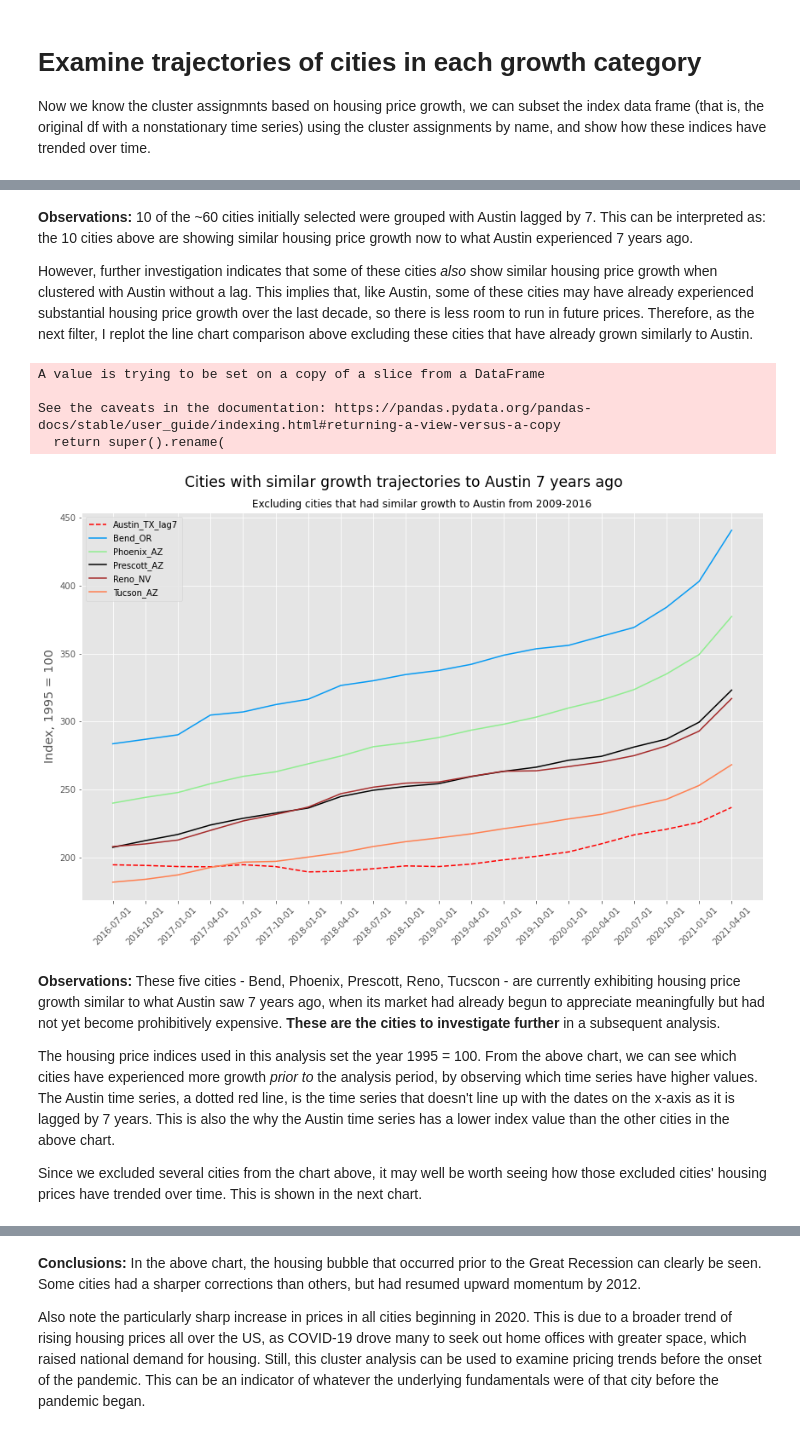
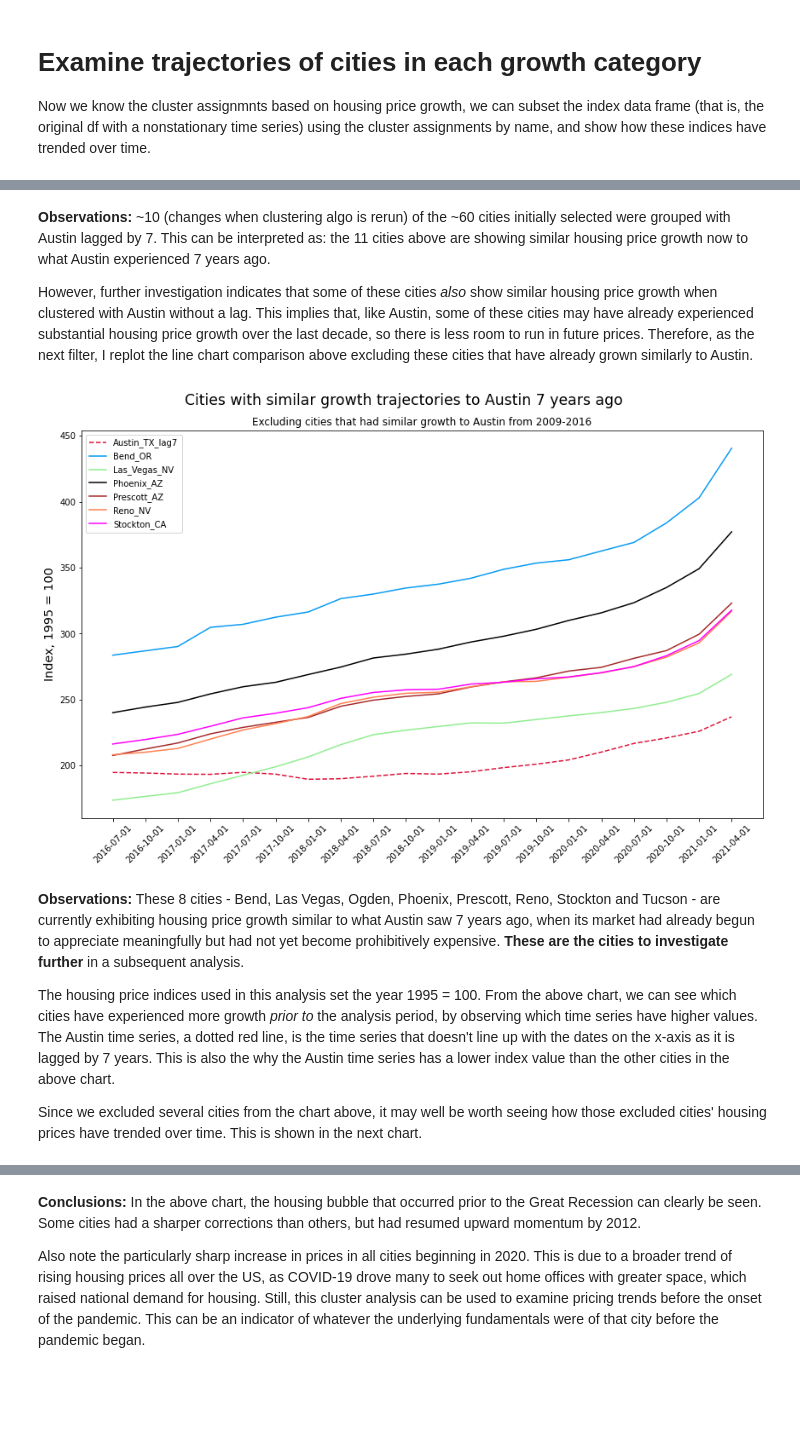
Before and after one commit to echoxx/xs_portfolio, a Jupyter notebook: cluster_analysis_housing_prices/cluster_US.ipynb, the cells around one changed output, grey strips where cells are left out. Cells and saved outputs as stored; diff of their text form; code cells hidden in the pictures; blank space fills up the shorter version.

```diff
--- a/cluster_analysis_housing_prices/cluster_US.ipynb
+++ b/cluster_analysis_housing_prices/cluster_US.ipynb
@@ -764,12 +1330,25 @@ print(len(saved_cities_df_index_short.columns))
+# %%
+# Create a long list of colors & line styles to select from. Since the number of cities in a
+# cluster can change, this must be flexible.
+color_list_lines = ['crimson', '#069AF3', 'lightgreen', 'black', 'brown', 'coral', 'magenta',
+                    'cyan', 'silver', 'orange', 'goldenrod', 'darkslategrey', 'darkviolet',
+                   'darkolivegreen', 'lightskyblue', 'lavenderblush', 'sienna',
+                   'khaki', 'peru', 'slategray', 'lawngreen', 'lightpink', 'chocolate',
+                   'mediumaquamarine', 'mediumspringgreen', 'blanchedalmond',
+                   'seashell', 'tomato', 'thistle', 'fuchsia']
+
+linestyle_list = ['--', '-', '-', '-', '-', '-', '-', '-', '-', '-',
+                 '-', '-', '-', '-', '-', '-', '-', '-', '-',
+                 '-', '-', '-', '-', '-', '-', '-', '-', '-', '-', '-']
 # %%
 #### All cities in same GMM lag7 group with Austin Tx ####
 fig, axs = plt.subplots(figsize=(12, 8))
 
 # Rename cities back to original names, so that the index values can be used
 # to subset data_post_rec_index
-lag7_group1_df.rename(index={'Ogden Utah': 'Ogden_Clearfield_UT',
+lag7_group1_df = lag7_group1_df.rename(index={'Ogden Utah': 'Ogden_Clearfield_UT',
                              'Mobile Alabama': 'Mobile_AL',
-                             'Savannah Georgia':'Savannah_GA'}, inplace=True)
+                             'Savannah Georgia':'Savannah_GA'}).copy()
 
 saved_cities_df_index = data_post_rec_index.loc[lag7_group1_df.index.values, :]
 austin_index = saved_cities_df_index.iloc[0, ].copy() # split off Austin
@@ -777,23 +1356,20 @@ saved_cities_df_index = saved_cities_df_index.iloc[1:, ].copy() # and drop Austi
 
 # Offset time periods
 austin_index_short = pd.DataFrame(austin_index[:'2014-04-01'])
-saved_cities_df_index_short = saved_cities_df_index.loc[:, '2016-07-01':]
+saved_cities_df_index_short = saved_cities_df_index.loc[:, '2016-07-01':].copy()
 
 # Clean column name & merge Austin df with other cities' df
 austin_index_lag7 = austin_index_short.set_index(saved_cities_df_index_short.columns)
 austin_index_lag7.rename(columns={'Austin_TX': 'Austin_TX_lag7'}, inplace=True)
 merged_cities_lagged_df = pd.concat([austin_index_lag7.T, saved_cities_df_index_short])
 
-color_list = ['red', '#069AF3', 'lightgreen', 'black', 'brown', 'coral', 'magenta', 'cyan',
-             'silver', 'orange']
 
-linestyle_list = ['--', '-', '-', '-', '-', '-', '-', '-', '-', '-']
 
 for i in range(0, len(merged_cities_lagged_df.index)):
     # Columns = dates, index = time series for particular city
     axs.plot(merged_cities_lagged_df.columns, merged_cities_lagged_df.iloc[i, ],
-            label = merged_cities_lagged_df.index[i], c = color_list[i],
-            linestyle = linestyle_list[i])
+            label = merged_cities_lagged_df.index[i], # breaking here
+            color = color_list_lines[i], linestyle = linestyle_list[i])
 
 
 plt.xticks(rotation = 45)
@@ -813,6 +1385,6 @@ See the caveats in the documentation: https://pandas.pydata.org/pandas-docs/stab
 # %% [markdown]
 **Observations:**
-10 of the ~60 cities initially selected were grouped with Austin lagged by 7. This can be interpreted as: the 10 cities above are showing similar housing price growth now to what Austin experienced 7 years ago.
+~10 (changes when clustering algo is rerun) of the ~60 cities initially selected were grouped with Austin lagged by 7. This can be interpreted as: the 11 cities above are showing similar housing price growth now to what Austin experienced 7 years ago.
 
 However, further investigation indicates that some of these cities *also* show similar housing price growth when clustered with Austin without a lag. This implies that, like Austin, some of these cities may have already experienced substantial housing price growth over the last decade, so there is less room to run in future prices. Therefore, as the next filter, I replot the line chart comparison above excluding these cities that have already grown similarly to Austin.
 # %%
@@ -820,52 +1392,43 @@ fig, axs = plt.subplots(figsize=(12, 8))
 
 # Rename cities back to original names, so that the index values can be used
 # to subset data_post_rec_index
-saved_cities.rename(index={'Ogden Utah': 'Ogden_Clearfield_UT',
+saved_cities = saved_cities.rename(index={'Ogden Utah': 'Ogden_Clearfield_UT',
                              'Mobile Alabama': 'Mobile_AL',
-                             'Savannah Georgia':'Savannah_GA'}, inplace=True)
+                             'Savannah Georgia':'Savannah_GA'}).copy()
 
-saved_cities_df_index = data_post_rec_index.loc[saved_cities.index.values, :]
+saved_cities_df_index = data_post_rec_index.loc[saved_cities.index.values, :].copy()
 austin_index = saved_cities_df_index.iloc[0, ].copy() # split off Austin
 saved_cities_df_index = saved_cities_df_index.iloc[1:, ].copy() # and drop Austin from main df
 
 # Offset time periods
 austin_index_short = pd.DataFrame(austin_index[:'2014-04-01'])
-saved_cities_df_index_short = saved_cities_df_index.loc[:, '2016-07-01':]
+saved_cities_df_index_short = saved_cities_df_index.loc[:, '2016-07-01':].copy()
 
 austin_index_lag7 = austin_index_short.set_index(saved_cities_df_index_short.columns)
 austin_index_lag7.rename(columns={'Austin_TX': 'Austin_TX_lag7'}, inplace=True)
 merged_cities_lagged_df = pd.concat([austin_index_lag7.T, saved_cities_df_index_short])
 
-color_list = ['red', '#069AF3', 'lightgreen', 'black', 'brown', 'coral', 'magenta', 'cyan',
-             'silver', 'orange']
-
-linestyle_list = ['--', '-', '-', '-', '-', '-', '-', '-', '-', '-']
-
 for i in range(0, len(merged_cities_lagged_df.index)):
     # Columns = dates, index = time series for particular city
     axs.plot(merged_cities_lagged_df.columns, merged_cities_lagged_df.iloc[i, ],
-            label = merged_cities_lagged_df.index[i], c = color_list[i],
+            label = merged_cities_lagged_df.index[i], c = color_list_lines[i],
             linestyle = linestyle_list[i])
 
 
 plt.xticks(rotation = 45)
 plt.suptitle('Cities with similar growth trajectories to Austin 7 years ago',
          fontsize='xx-large')
 plt.title("Excluding cities that had similar growth to Austin from 2009-2016",
          fontsize='large')
 plt.ylabel('Index, 1995 = 100', fontsize='x-large')
 plt.legend()
 plt.tight_layout()
 plt.show()
 # %% [output]
-A value is trying to be set on a copy of a slice from a DataFrame
-
-See the caveats in the documentation: https://pandas.pydata.org/pandas-docs/stable/user_guide/indexing.html#returning-a-view-versus-a-copy
-  return super().rename(
-[figure, old version]
+[figure, new version]
 # %% [markdown]
 **Observations:**
-These five cities - Bend, Phoenix, Prescott, Reno, Tucscon - are currently exhibiting housing price growth similar to what Austin saw 7 years ago, when its market had already begun to appreciate meaningfully but had not yet become prohibitively expensive. **These are the cities to investigate further** in a subsequent analysis.
+These 8 cities - Bend, Las Vegas, Ogden, Phoenix, Prescott, Reno, Stockton and Tucson - are currently exhibiting housing price growth similar to what Austin saw 7 years ago, when its market had already begun to appreciate meaningfully but had not yet become prohibitively expensive. **These are the cities to investigate further** in a subsequent analysis.
 
 The housing price indices used in this analysis set the year 1995 = 100. From the above chart, we can see which cities have experienced more growth *prior to* the analysis period, by observing which time series have higher values. The Austin time series, a dotted red line, is the time series that doesn't line up with the dates on the x-axis as it is lagged by 7 years. This is also the why the Austin time series has a lower index value than the other cities in the above chart.
 
```
Also changed, not shown: parts of 62 cells of this notebook, 13 other files.
